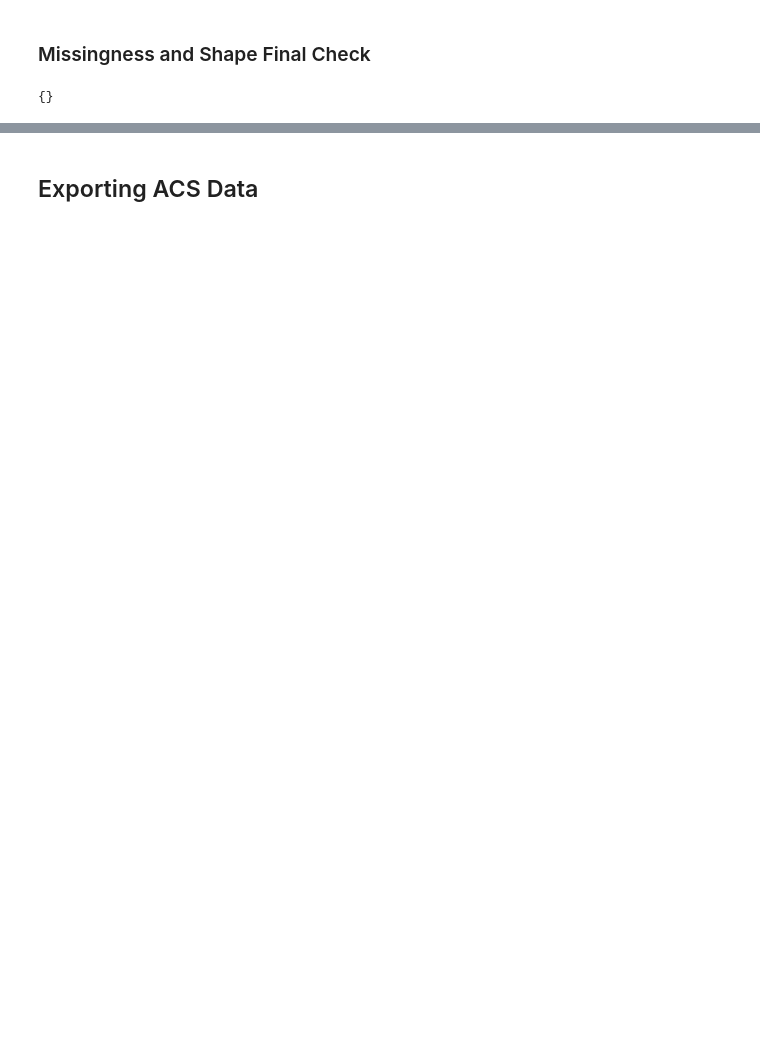
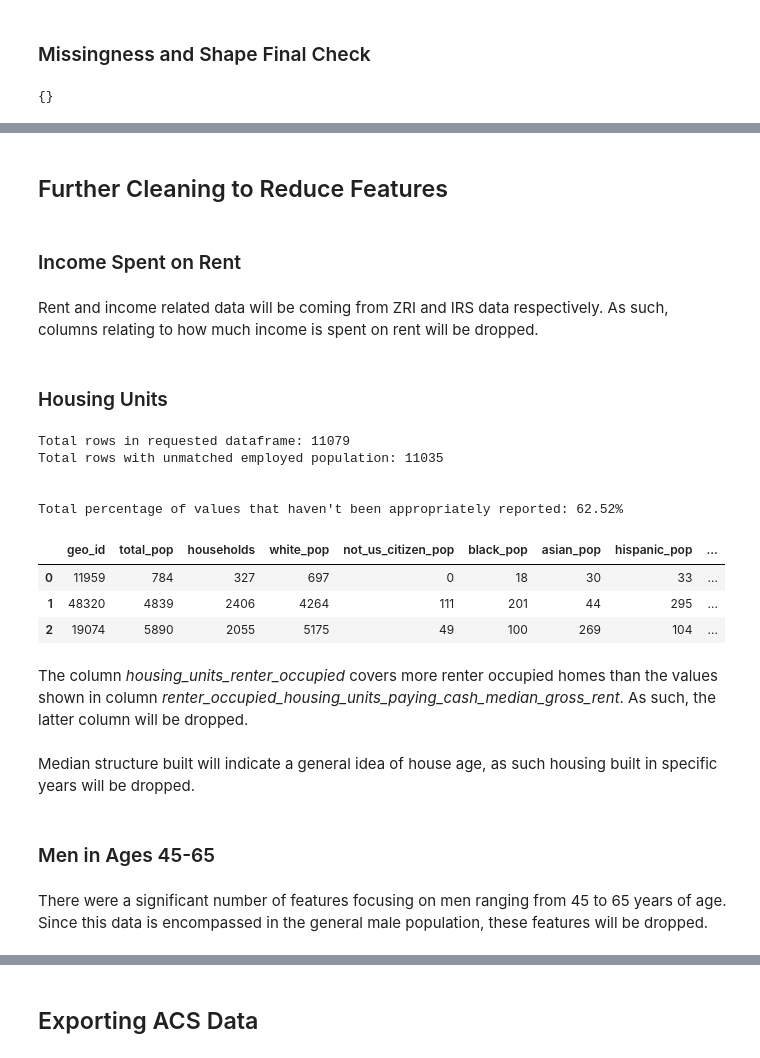
Before and after one commit to valgarland/zri_ml_capstone, a Jupyter notebook: Working/ACS Cleaning and Analysis_vg.ipynb, the cells around one changed output, grey strips where cells are left out. Drawn from its saved outputs; the diff is of its cells as text; code cells hidden in the pictures; blank space fills up the shorter version.

Commit message:
Additional ACS data cleaning to reduce features.

```diff
--- a/Working/ACS Cleaning and Analysis_vg.ipynb
+++ b/Working/ACS Cleaning and Analysis_vg.ipynb
@@ -626,0 +618,25 @@ ACS.shape
+# %% [markdown]
+## Further Cleaning to Reduce Features
+# %% [markdown]
+### Income Spent on Rent
+# %% [markdown]
+Rent and income related data will be coming from ZRI and IRS data respectively. As such, columns relating to how much income is spent on rent will be dropped.
+# %%
+ACS.drop(columns = ['median_rent', 'rent_burden_not_computed', 'rent_over_50_percent', 'rent_40_to_50_percent',
+                    'rent_35_to_40_percent', 'rent_30_to_35_percent', 'rent_25_to_30_percent',
+                    'rent_20_to_25_percent', 'rent_15_to_20_percent', 'rent_10_to_15_percent',
+                    'rent_under_10_percent'], inplace = True)
+# %% [markdown]
+### Housing Units
+# %%
+clean_group_distribution(ACS, 'vacant_housing_units_', ACS['vacant_housing_units'])
+# %% [output]
+Total rows in requested dataframe: 11079
+Total rows with unmatched employed population: 11035
+
+
+Total percentage of values that haven't been appropriately reported: 62.52%
+|  | geo_id | total_pop | households | white_pop | not_us_citizen_pop | black_pop | asian_pop | hispanic_pop | ... |
+| 0 | 11959 | 784 | 327 | 697 | 0 | 18 | 30 | 33 | ... |
+| 1 | 48320 | 4839 | 2406 | 4264 | 111 | 201 | 44 | 295 | ... |
+| 2 | 19074 | 5890 | 2055 | 5175 | 49 | 100 | 269 | 104 | ... |
@@ -626,0 +653,2 @@ ACS.shape
+# %% [markdown]
+The column *housing_units_renter_occupied* covers more renter occupied homes than the values shown in column *renter_occupied_housing_units_paying_cash_median_gross_rent*. As such, the latter column will be dropped.
@@ -626,0 +659,2 @@ ACS.shape
+# %% [markdown]
+Median structure built will indicate a general idea of house age, as such housing built in specific years will be dropped.
@@ -626,0 +663,4 @@ ACS.shape
+# %% [markdown]
+### Men in Ages 45-65
+# %% [markdown]
+There were a significant number of features focusing on men ranging from 45 to 65 years of age. Since this data is encompassed in the general male population, these features will be dropped.
```
Also changed, not shown: parts of 41 cells of this notebook.
